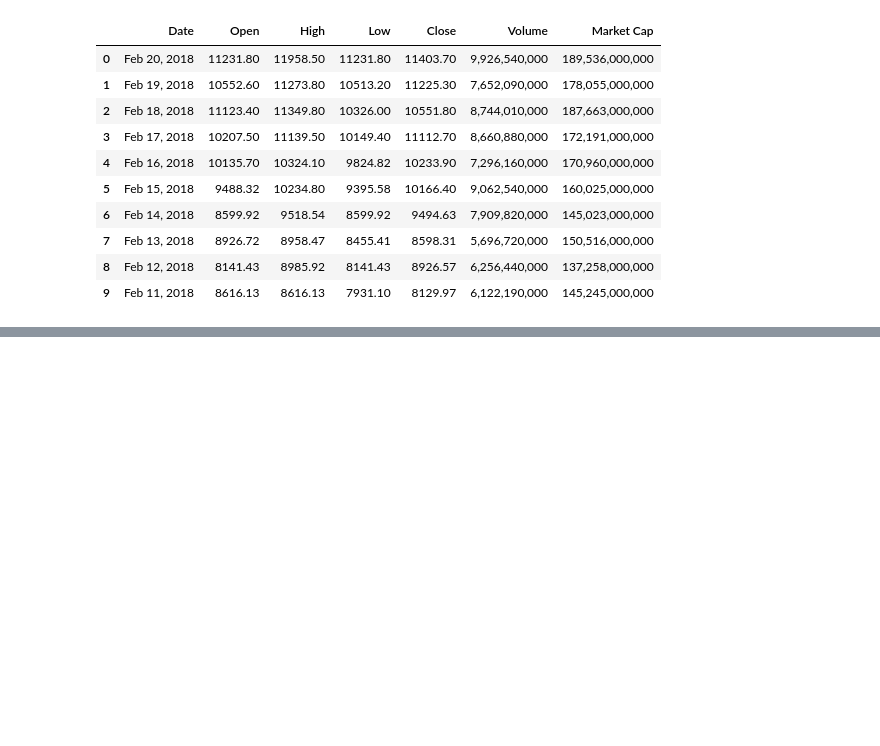
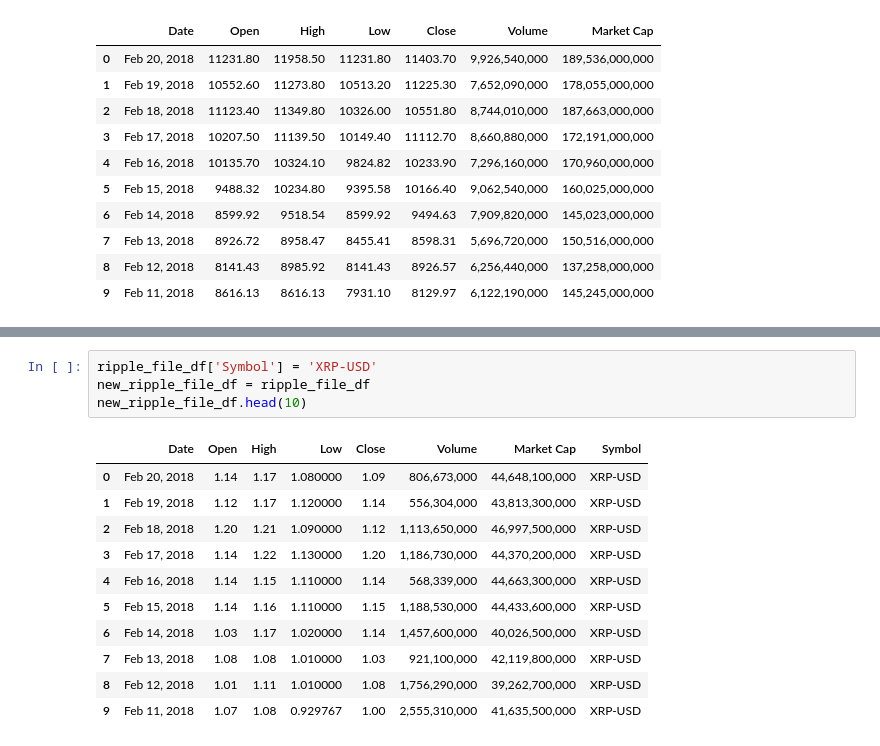
Before and after one commit to Kato883/Crypto_Knights, a Jupyter notebook: Scripts/readCSVs.ipynb, the cells around one changed output, grey strips where cells are left out. Cells and saved outputs as stored; diff of their text form; blank space fills up the shorter version.

```diff
--- a/Scripts/readCSVs.ipynb
+++ b/Scripts/readCSVs.ipynb
@@ -45,0 +115,16 @@ bitcoin_file_df
+# %%
+ripple_file_df['Symbol'] = 'XRP-USD'
+new_ripple_file_df = ripple_file_df
+new_ripple_file_df.head(10)
+# %% [output]
+|  | Date | Open | High | Low | Close | Volume | Market Cap | Symbol |
+| 0 | Feb 20, 2018 | 1.14 | 1.17 | 1.080000 | 1.09 | 806,673,000 | 44,648,100,000 | XRP-USD |
+| 1 | Feb 19, 2018 | 1.12 | 1.17 | 1.120000 | 1.14 | 556,304,000 | 43,813,300,000 | XRP-USD |
+| 2 | Feb 18, 2018 | 1.20 | 1.21 | 1.090000 | 1.12 | 1,113,650,000 | 46,997,500,000 | XRP-USD |
+| 3 | Feb 17, 2018 | 1.14 | 1.22 | 1.130000 | 1.20 | 1,186,730,000 | 44,370,200,000 | XRP-USD |
+| 4 | Feb 16, 2018 | 1.14 | 1.15 | 1.110000 | 1.14 | 568,339,000 | 44,663,300,000 | XRP-USD |
+| 5 | Feb 15, 2018 | 1.14 | 1.16 | 1.110000 | 1.15 | 1,188,530,000 | 44,433,600,000 | XRP-USD |
+| 6 | Feb 14, 2018 | 1.03 | 1.17 | 1.020000 | 1.14 | 1,457,600,000 | 40,026,500,000 | XRP-USD |
+| 7 | Feb 13, 2018 | 1.08 | 1.08 | 1.010000 | 1.03 | 921,100,000 | 42,119,800,000 | XRP-USD |
+| 8 | Feb 12, 2018 | 1.01 | 1.11 | 1.010000 | 1.08 | 1,756,290,000 | 39,262,700,000 | XRP-USD |
+| 9 | Feb 11, 2018 | 1.07 | 1.08 | 0.929767 | 1.00 | 2,555,310,000 | 41,635,500,000 | XRP-USD |
```
Also changed, not shown: parts of 14 cells of this notebook.
